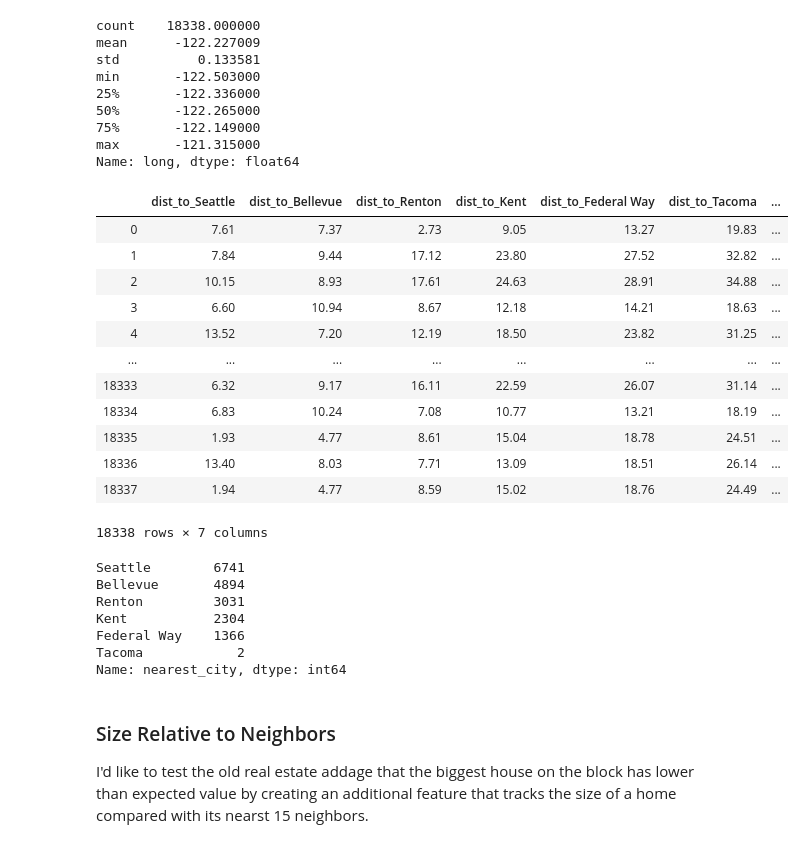
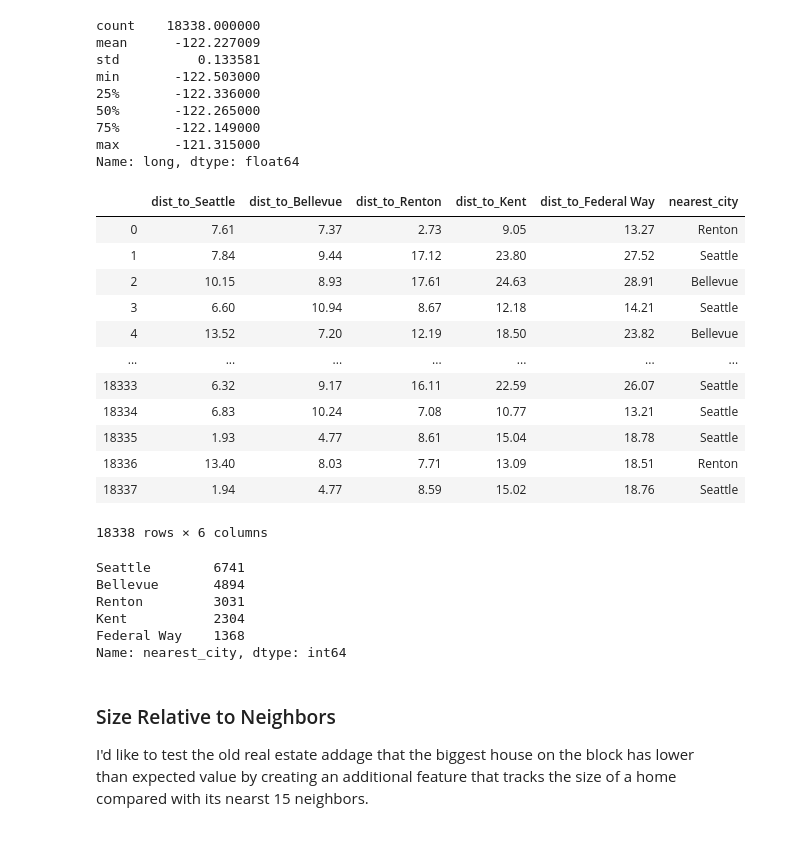
Before and after one commit to shsobieski/Housing-Valuation-Tool, a Jupyter notebook: ProjectNotebook.ipynb, the cells around one changed output. Drawn from its saved outputs; the diff is of its cells as text; code cells hidden in the pictures.

```diff
--- a/ProjectNotebook.ipynb
+++ b/ProjectNotebook.ipynb
@@ -420,7 +418,3 @@ Zipcode is not a continuous variable. We will need to use one-hot encoding to ma
 data['zipcode'].nunique()
 # %% [output]
 70
-# %%
-data['zipcode'].astype('category', copy=False)
-zipdummies = pd.get_dummies(data['zipcode'])
-data = data.join(zipdummies, how='outer')
@@ -552,10 +548,9 @@ Bellevue = (-122.1994444, 47.6105556, 'Bellevue')
 Renton = (-122.2158333, 47.4830556, 'Renton')
 Kent = (-122.2336111, 47.3811111, 'Kent')
 Federal_Way = (-122.3113889, 47.3225, 'Federal Way')
-Tacoma = (-122.4430556, 47.2530556, 'Tacoma')
 
 city_list = [Seattle, Bellevue, Renton,
-             Kent, Federal_Way, Tacoma]
+             Kent, Federal_Way]
 
 for city in city_list:
     data['dist_to_{}'.format(city[2])] = haversine(city)
@@ -574,22 +569,21 @@ data['nearest_city'] = nearest_cities
 # %%
 data[['dist_to_Seattle', 'dist_to_Bellevue',
      'dist_to_Renton', 'dist_to_Kent',
-     'dist_to_Federal Way', 'dist_to_Tacoma',
-     'nearest_city']]
+     'dist_to_Federal Way', 'nearest_city']]
 # %% [output]
-|  | dist_to_Seattle | dist_to_Bellevue | dist_to_Renton | dist_to_Kent | dist_to_Federal Way | dist_to_Tacoma | ... |
-| 0 | 7.61 | 7.37 | 2.73 | 9.05 | 13.27 | 19.83 | ... |
-| 1 | 7.84 | 9.44 | 17.12 | 23.80 | 27.52 | 32.82 | ... |
-| 2 | 10.15 | 8.93 | 17.61 | 24.63 | 28.91 | 34.88 | ... |
-| 3 | 6.60 | 10.94 | 8.67 | 12.18 | 14.21 | 18.63 | ... |
-| 4 | 13.52 | 7.20 | 12.19 | 18.50 | 23.82 | 31.25 | ... |
-| ... | ... | ... | ... | ... | ... | ... | ... |
-| 18333 | 6.32 | 9.17 | 16.11 | 22.59 | 26.07 | 31.14 | ... |
-| 18334 | 6.83 | 10.24 | 7.08 | 10.77 | 13.21 | 18.19 | ... |
-| 18335 | 1.93 | 4.77 | 8.61 | 15.04 | 18.78 | 24.51 | ... |
-| 18336 | 13.40 | 8.03 | 7.71 | 13.09 | 18.51 | 26.14 | ... |
-| 18337 | 1.94 | 4.77 | 8.59 | 15.02 | 18.76 | 24.49 | ... |
+|  | dist_to_Seattle | dist_to_Bellevue | dist_to_Renton | dist_to_Kent | dist_to_Federal Way | nearest_city |
+| 0 | 7.61 | 7.37 | 2.73 | 9.05 | 13.27 | Renton |
+| 1 | 7.84 | 9.44 | 17.12 | 23.80 | 27.52 | Seattle |
+| 2 | 10.15 | 8.93 | 17.61 | 24.63 | 28.91 | Bellevue |
+| 3 | 6.60 | 10.94 | 8.67 | 12.18 | 14.21 | Seattle |
+| 4 | 13.52 | 7.20 | 12.19 | 18.50 | 23.82 | Bellevue |
+| ... | ... | ... | ... | ... | ... | ... |
+| 18333 | 6.32 | 9.17 | 16.11 | 22.59 | 26.07 | Seattle |
+| 18334 | 6.83 | 10.24 | 7.08 | 10.77 | 13.21 | Seattle |
+| 18335 | 1.93 | 4.77 | 8.61 | 15.04 | 18.78 | Seattle |
+| 18336 | 13.40 | 8.03 | 7.71 | 13.09 | 18.51 | Renton |
+| 18337 | 1.94 | 4.77 | 8.59 | 15.02 | 18.76 | Seattle |
-18338 rows × 7 columns
+18338 rows × 6 columns
 # %%
 data['nearest_city'].value_counts()
 # %% [output]
@@ -597,8 +591,7 @@ Seattle        6741
 Bellevue       4894
 Renton         3031
 Kent           2304
-Federal Way    1366
-Tacoma            2
+Federal Way    1368
 Name: nearest_city, dtype: int64
 # %%
 data['nearest_city'].astype('category', copy=False)
```
Also changed, not shown: parts of 42 cells of this notebook, 1 other file.
